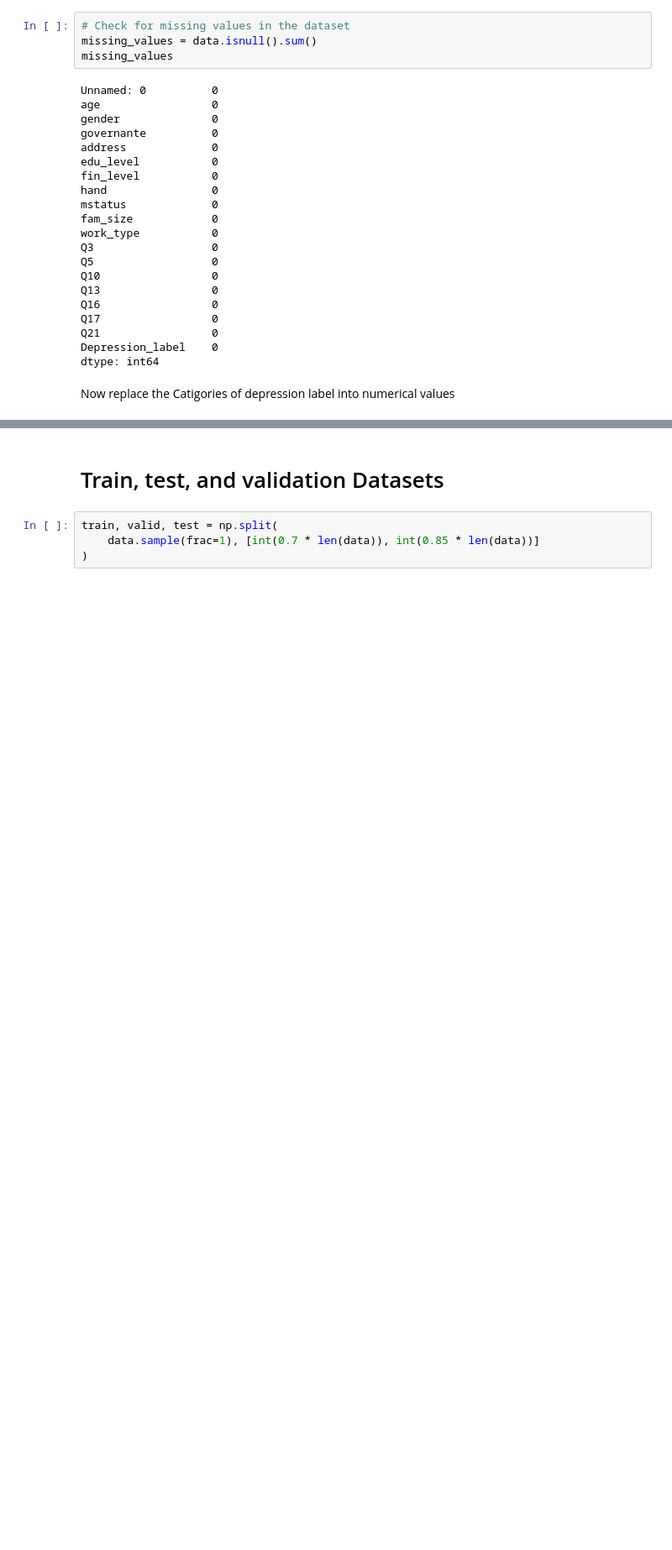
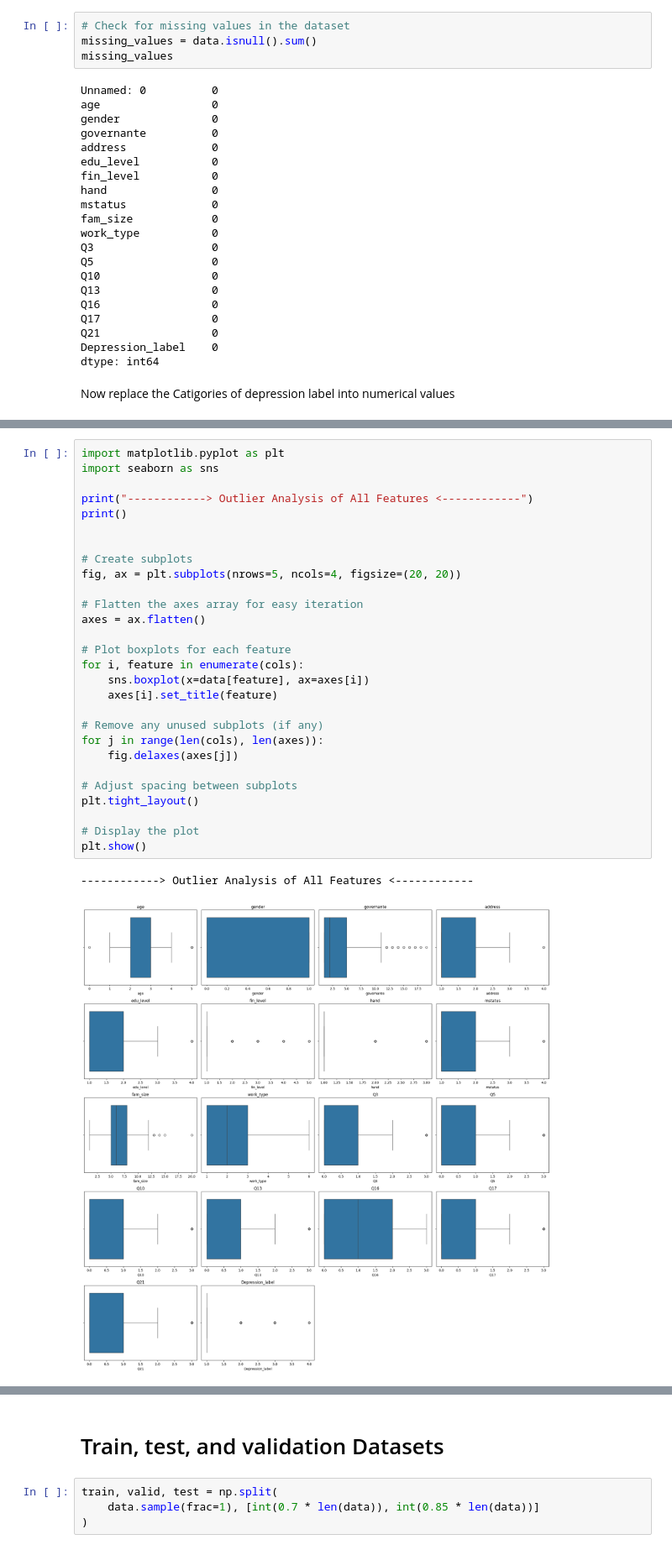
Before and after one commit to obadaDeg/ML_Depression-Classification, a Jupyter notebook: deprission_classification.ipynb, the cells around one changed output, grey strips where cells are left out. Shown at 84% size. Drawn from its saved outputs; the diff is of its cells as text; blank space fills up the shorter version.

```diff
--- a/deprission_classification.ipynb
+++ b/deprission_classification.ipynb
@@ -106,0 +218,31 @@ plt.show()
+# %%
+import matplotlib.pyplot as plt
+import seaborn as sns
+
+print("------------> Outlier Analysis of All Features <------------")
+print()
+
+
+# Create subplots
+fig, ax = plt.subplots(nrows=5, ncols=4, figsize=(20, 20))
+
+# Flatten the axes array for easy iteration
+axes = ax.flatten()
+
+# Plot boxplots for each feature
+for i, feature in enumerate(cols):
+    sns.boxplot(x=data[feature], ax=axes[i])
+    axes[i].set_title(feature)
+
+# Remove any unused subplots (if any)
+for j in range(len(cols), len(axes)):
+    fig.delaxes(axes[j])
+
+# Adjust spacing between subplots
+plt.tight_layout()
+
+# Display the plot
+plt.show()
+# %% [output]
+------------> Outlier Analysis of All Features <------------
+[figure, added]
```
Also changed, not shown: parts of 16 cells of this notebook.
